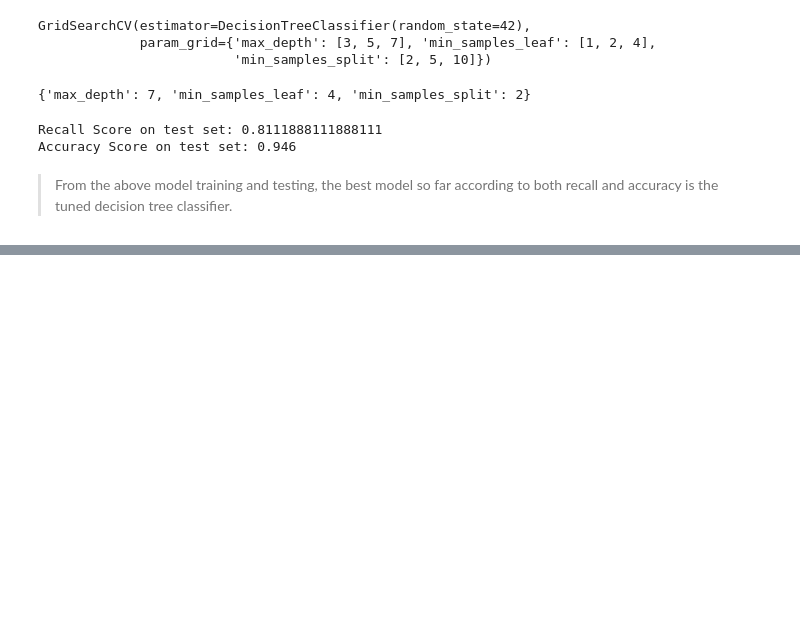
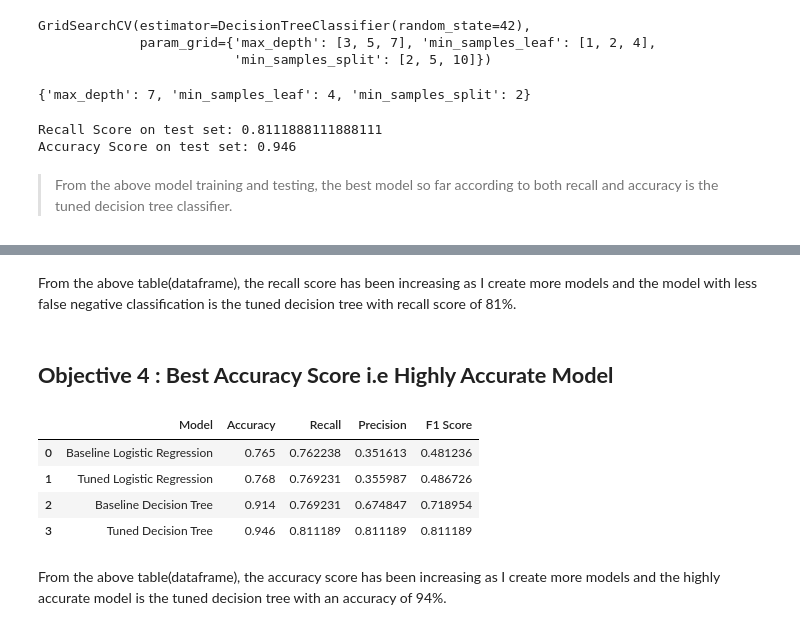
Before and after one commit to Christine-Muhoro/Phase-3-churn-project, a Jupyter notebook: index.ipynb, the cells around one changed output, grey strips where cells are left out. Saved outputs shown, nothing was run; the diff lists cells and outputs as text; code cells hidden in the pictures; blank space fills up the shorter version.

```diff
--- a/index.ipynb
+++ b/index.ipynb
@@ -320,0 +378,14 @@ Accuracy Score on test set: 0.946
+# %% [markdown]
+From the above table(dataframe), the recall score has been increasing as I create more models and the model with less false negative classification is the tuned decision tree with recall score of 81%.
+# %% [markdown]
+## **Objective 4 : Best Accuracy Score i.e Highly Accurate Model**
+# %%
+results_df
+# %% [output]
+|  | Model | Accuracy | Recall | Precision | F1 Score |
+| 0 | Baseline Logistic Regression | 0.765 | 0.762238 | 0.351613 | 0.481236 |
+| 1 | Tuned Logistic Regression | 0.768 | 0.769231 | 0.355987 | 0.486726 |
+| 2 | Baseline Decision Tree | 0.914 | 0.769231 | 0.674847 | 0.718954 |
+| 3 | Tuned Decision Tree | 0.946 | 0.811189 | 0.811189 | 0.811189 |
+# %% [markdown]
+From the above table(dataframe), the accuracy score has been increasing as I create more models and the highly accurate model is the tuned decision tree with an accuracy of 94%.
```
Also changed, not shown: parts of 11 cells of this notebook.
